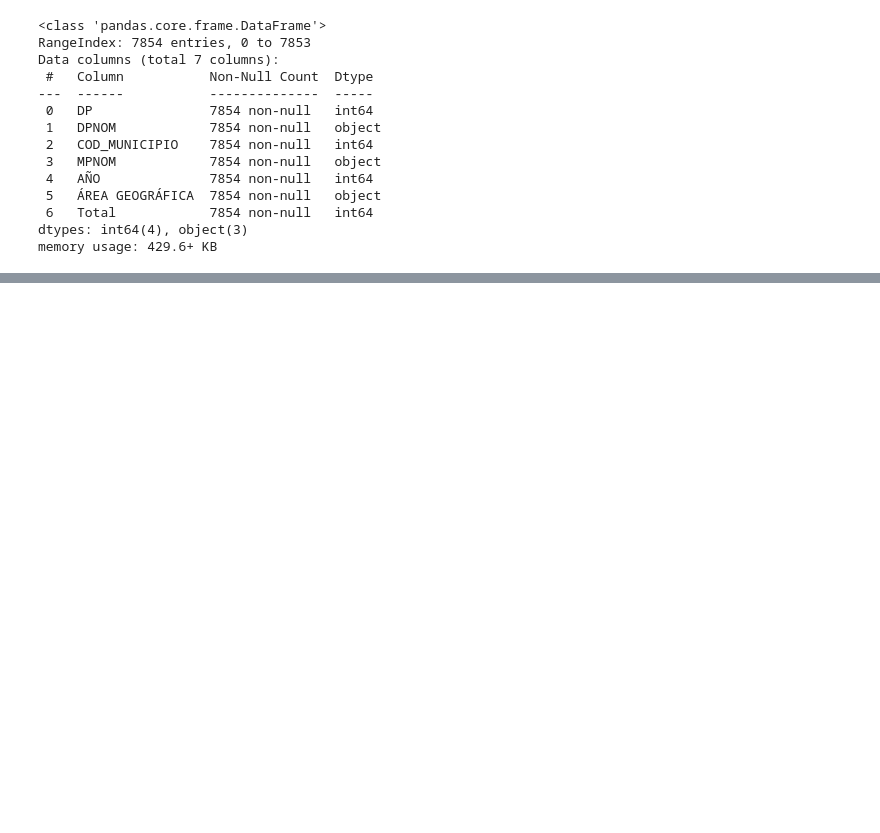
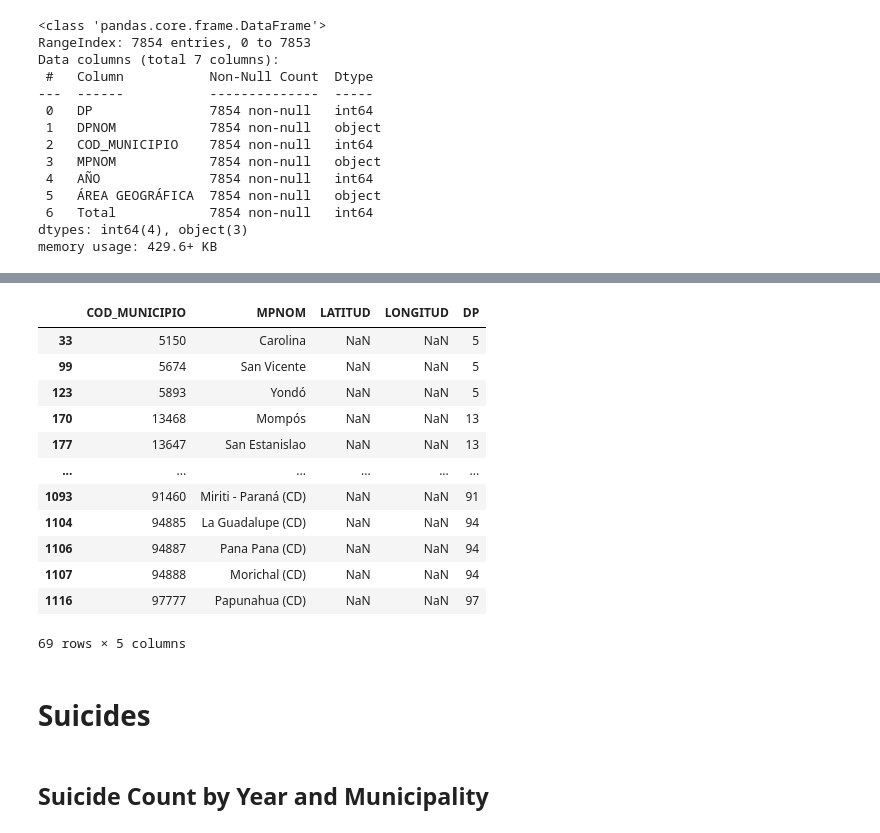
Before and after one commit to luch-o/ds4a-project-backend, a Jupyter notebook: notebooks/prepare_data.ipynb, the cells around one changed output, grey strips where cells are left out. Saved outputs shown, nothing was run; the diff lists cells and outputs as text; code cells hidden in the pictures; blank space fills up the shorter version.

```diff
--- a/notebooks/prepare_data.ipynb
+++ b/notebooks/prepare_data.ipynb
@@ -167,0 +211,17 @@ municipalities.sort_values(by="LEN", ascending=False).head()
+# %%
+del municipalities_merged["LEN"]
+municipalities_merged[municipalities_merged["LATITUD"].isna()]
+# %% [output]
+|  | COD_MUNICIPIO | MPNOM | LATITUD | LONGITUD | DP |
+| 33 | 5150 | Carolina | NaN | NaN | 5 |
+| 99 | 5674 | San Vicente | NaN | NaN | 5 |
+| 123 | 5893 | Yondó | NaN | NaN | 5 |
+| 170 | 13468 | Mompós | NaN | NaN | 13 |
+| 177 | 13647 | San Estanislao | NaN | NaN | 13 |
+| ... | ... | ... | ... | ... | ... |
+| 1093 | 91460 | Miriti - Paraná (CD) | NaN | NaN | 91 |
+| 1104 | 94885 | La Guadalupe (CD) | NaN | NaN | 94 |
+| 1106 | 94887 | Pana Pana (CD) | NaN | NaN | 94 |
+| 1107 | 94888 | Morichal (CD) | NaN | NaN | 94 |
+| 1116 | 97777 | Papunahua (CD) | NaN | NaN | 97 |
+69 rows × 5 columns
@@ -167,0 +230,4 @@ municipalities.sort_values(by="LEN", ascending=False).head()
+# %% [markdown]
+# Suicides
+# %% [markdown]
+## Suicide Count by Year and Municipality
```
Also changed, not shown: parts of 28 cells of this notebook, 31 other files.
